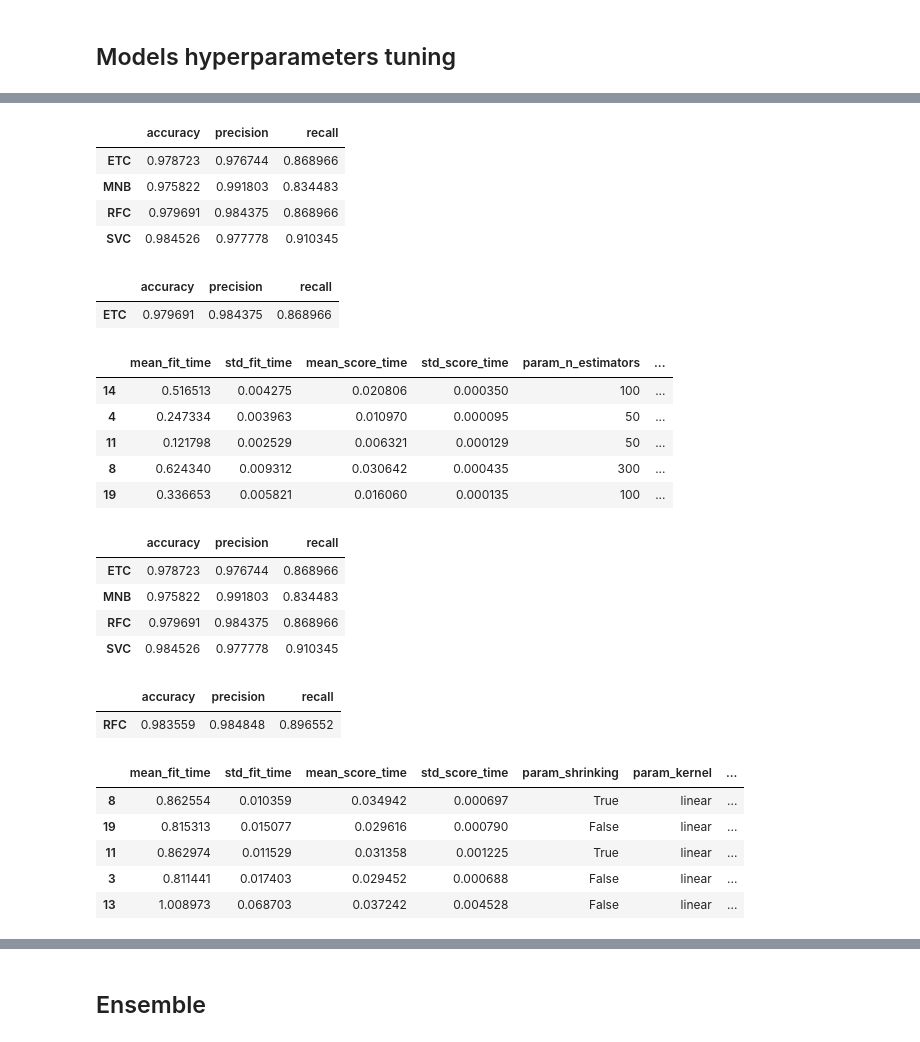
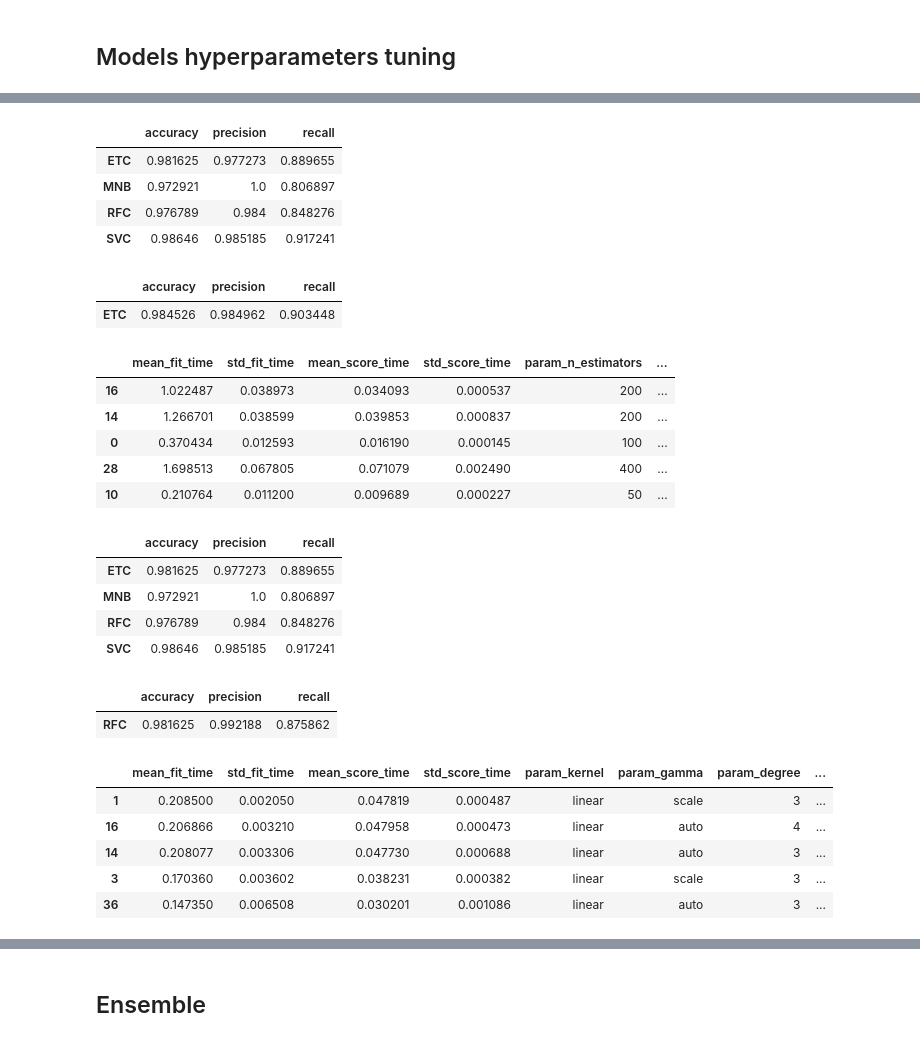
Before and after one commit to ushka1/spam-classifier, a Jupyter notebook: spam-classifier.ipynb, the cells around one changed output, grey strips where cells are left out. Drawn from its saved outputs; the diff is of its cells as text; code cells hidden in the pictures.

```diff
--- a/spam-classifier.ipynb
+++ b/spam-classifier.ipynb
@@ -1064,7 +1063,7 @@ display(mnb_perf_df)
 # %%
 param_grid_etc = {
-    'n_estimators': [50, 100, 200, 300],
-    'max_depth': [None, 10, 20, 30],
+    'n_estimators': [50, 100, 200, 300, 400, 500],
+    'max_depth': [None, 10, 25, 50, 75],
     'min_samples_split': [2, 5, 10],
     'min_samples_leaf': [1, 2, 4],
     'bootstrap': [True, False]
@@ -1075,7 +1074,8 @@ param_search_etc = RandomizedSearchCV(
     param_grid_etc,
     cv=5,
     scoring='f1',
-    n_iter=20
+    n_iter=30,
+    random_state=RS
 )
 param_search_etc.fit(X_train_final, y_train_final)
 
@@ -1092,35 +1092,39 @@ results_etc.head()
 # %%
-etc_final = ExtraTreesClassifier(**param_search_etc.best_params_)
+etc_final = ExtraTreesClassifier(
+    **param_search_etc.best_params_,
+    random_state=RS
+)
 etc_final.fit(X_train_final, y_train_final)
 
 etc_scores = calc_scores(etc_final, X_test_final, y_test_final)
 etc_perf_df = create_perf_df({'ETC': etc_scores})
 
-display(augmented_perf_df)
+display(text_augmented_perf_df)
 display(etc_perf_df)
 # %% [output]
 |  | accuracy | precision | recall |
-| ETC | 0.978723 | 0.976744 | 0.868966 |
-| MNB | 0.975822 | 0.991803 | 0.834483 |
-| RFC | 0.979691 | 0.984375 | 0.868966 |
-| SVC | 0.984526 | 0.977778 | 0.910345 |
+| ETC | 0.981625 | 0.977273 | 0.889655 |
+| MNB | 0.972921 | 1.0 | 0.806897 |
+| RFC | 0.976789 | 0.984 | 0.848276 |
+| SVC | 0.98646 | 0.985185 | 0.917241 |
 |  | accuracy | precision | recall |
-| ETC | 0.979691 | 0.984375 | 0.868966 |
+| ETC | 0.984526 | 0.984962 | 0.903448 |
 # %%
 param_grid_rfc = {
-    'n_estimators': [50, 100, 200, 300],
-    'max_depth': [None, 10, 20, 30],
+    'n_estimators': [50, 100, 200, 300, 400, 500],
+    'max_depth': [None, 10, 25, 50, 75],
     'min_samples_split': [2, 5, 10],
     'min_samples_leaf': [1, 2, 4],
     'bootstrap': [True, False]
 }
 
 param_search_rfc = RandomizedSearchCV(
-    RandomForestClassifier(random_state=42),
+    RandomForestClassifier(random_state=RS),
     param_grid_rfc,
     cv=5,
     scoring='f1',
-    n_iter=20
+    n_iter=30,
+    random_state=RS
 )
 param_search_rfc.fit(X_train_final, y_train_final)
 
@@ -1129,56 +1133,59 @@ results_rfc = results_rfc.sort_values('rank_test_score')
 results_rfc.head()
 # %% [output]
 |  | mean_fit_time | std_fit_time | mean_score_time | std_score_time | param_n_estimators | ... |
-| 14 | 0.516513 | 0.004275 | 0.020806 | 0.000350 | 100 | ... |
-| 4 | 0.247334 | 0.003963 | 0.010970 | 0.000095 | 50 | ... |
-| 11 | 0.121798 | 0.002529 | 0.006321 | 0.000129 | 50 | ... |
-| 8 | 0.624340 | 0.009312 | 0.030642 | 0.000435 | 300 | ... |
-| 19 | 0.336653 | 0.005821 | 0.016060 | 0.000135 | 100 | ... |
+| 16 | 1.022487 | 0.038973 | 0.034093 | 0.000537 | 200 | ... |
+| 14 | 1.266701 | 0.038599 | 0.039853 | 0.000837 | 200 | ... |
+| 0 | 0.370434 | 0.012593 | 0.016190 | 0.000145 | 100 | ... |
+| 28 | 1.698513 | 0.067805 | 0.071079 | 0.002490 | 400 | ... |
+| 10 | 0.210764 | 0.011200 | 0.009689 | 0.000227 | 50 | ... |
 # %%
-rfc_final = ExtraTreesClassifier(**param_search_rfc.best_params_)
+rfc_final = ExtraTreesClassifier(
+    **param_search_rfc.best_params_,
+    random_state=RS
+)
 rfc_final.fit(X_train_final, y_train_final)
 
 rfc_scores = calc_scores(rfc_final, X_test_final, y_test_final)
 rfc_perf_df = create_perf_df({'RFC': rfc_scores})
 
-display(augmented_perf_df)
+display(text_augmented_perf_df)
 display(rfc_perf_df)
 # %% [output]
 |  | accuracy | precision | recall |
-| ETC | 0.978723 | 0.976744 | 0.868966 |
-| MNB | 0.975822 | 0.991803 | 0.834483 |
-| RFC | 0.979691 | 0.984375 | 0.868966 |
-| SVC | 0.984526 | 0.977778 | 0.910345 |
+| ETC | 0.981625 | 0.977273 | 0.889655 |
+| MNB | 0.972921 | 1.0 | 0.806897 |
+| RFC | 0.976789 | 0.984 | 0.848276 |
+| SVC | 0.98646 | 0.985185 | 0.917241 |
 |  | accuracy | precision | recall |
-| RFC | 0.983559 | 0.984848 | 0.896552 |
+| RFC | 0.981625 | 0.992188 | 0.875862 |
 # %%
 param_grid_svc = {
-    'C': [0.1, 1, 10, 100],
+    'C': [0.1,  0.5,  1, 10, 100],
     'kernel': ['linear', 'rbf', 'poly'],
     'gamma': ['scale', 'auto'],
     'degree': [2, 3, 4],
-    'shrinking': [True, False]
+    'class_weight': ['balanced', None]
 }
 
 param_search_svc = RandomizedSearchCV(
     SVC(random_state=RS),
     param_distributions=param_grid_svc,
     cv=5,
     scoring='f1',
-    n_iter=20,
-    random_state=42
+    n_iter=40,
+    random_state=RS
 )
 
 param_search_svc.fit(X_train_final, y_train_final)
 
 results_svc = pd.DataFrame(param_search_svc.cv_results_)
 results_svc = results_svc.sort_values('rank_test_score')
 results_svc.head()
 # %% [output]
-|  | mean_fit_time | std_fit_time | mean_score_time | std_score_time | param_shrinking | param_kernel | ... |
-| 8 | 0.862554 | 0.010359 | 0.034942 | 0.000697 | True | linear | ... |
-| 19 | 0.815313 | 0.015077 | 0.029616 | 0.000790 | False | linear | ... |
-| 11 | 0.862974 | 0.011529 | 0.031358 | 0.001225 | True | linear | ... |
-| 3 | 0.811441 | 0.017403 | 0.029452 | 0.000688 | False | linear | ... |
-| 13 | 1.008973 | 0.068703 | 0.037242 | 0.004528 | False | linear | ... |
+|  | mean_fit_time | std_fit_time | mean_score_time | std_score_time | param_kernel | param_gamma | param_degree | ... |
+| 1 | 0.208500 | 0.002050 | 0.047819 | 0.000487 | linear | scale | 3 | ... |
+| 16 | 0.206866 | 0.003210 | 0.047958 | 0.000473 | linear | auto | 4 | ... |
+| 14 | 0.208077 | 0.003306 | 0.047730 | 0.000688 | linear | auto | 3 | ... |
+| 3 | 0.170360 | 0.003602 | 0.038231 | 0.000382 | linear | scale | 3 | ... |
+| 36 | 0.147350 | 0.006508 | 0.030201 | 0.001086 | linear | auto | 3 | ... |
 # %%
```
Also changed, not shown: parts of 14 cells of this notebook, 3 other files.
